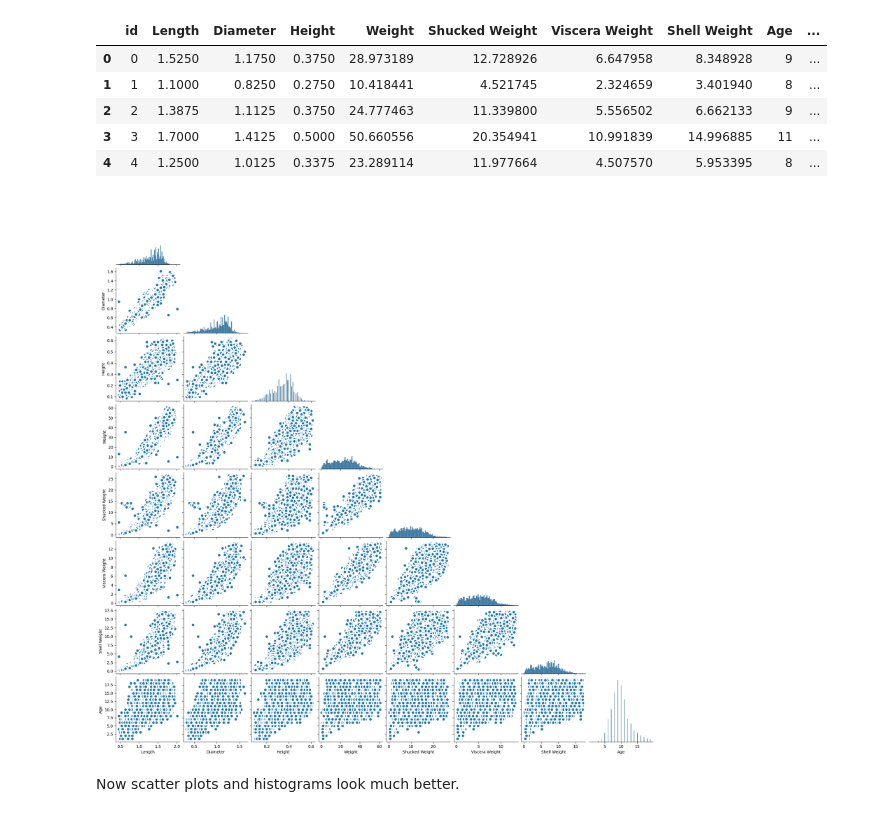
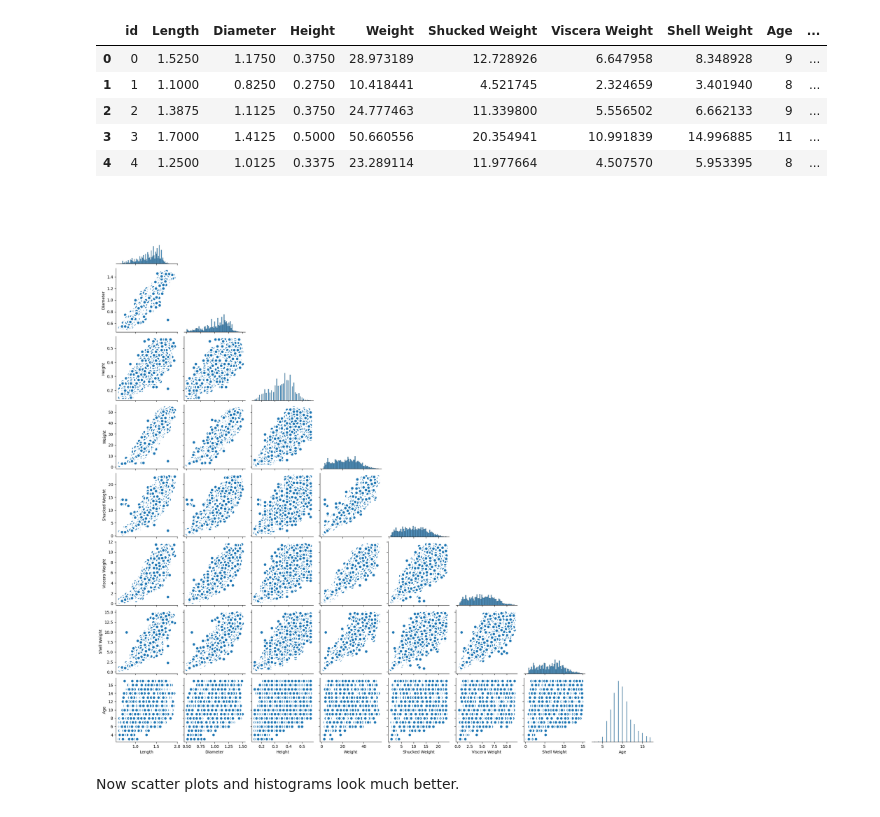
Before and after one commit to JMViJi/Regression-with-a-Crab-Age-Dataset, a Jupyter notebook: CrabAgeCompetition.ipynb, the cells around one changed output. Saved outputs shown, nothing was run; the diff lists cells and outputs as text; code cells hidden in the pictures.

```diff
--- a/CrabAgeCompetition.ipynb
+++ b/CrabAgeCompetition.ipynb
@@ -119,8 +119,8 @@ plt.show()
 [figure]
 # %%
 # One Hot enconding of sex feature of X_train
-X_train_corr = pd.concat([X_train, pd.get_dummies(X_train['Sex'], prefix='Sex')], axis=1)
-X_train_corr.drop('Sex', axis=1, inplace=True)
+X_train_OHE = pd.concat([X_train, pd.get_dummies(X_train['Sex'], prefix='Sex')], axis=1)
+X_train_OHE.drop('Sex', axis=1, inplace=True)
 # %%
 X_test = pd.concat([X_test, pd.get_dummies(X_test['Sex'], prefix='Sex')], axis=1)
 X_test.drop('Sex', axis=1, inplace=True)
@@ -160,16 +160,18 @@ X_train_corr.head()
 | 4 | 4 | 1.2500 | 1.0125 | 0.3375 | 23.289114 | 11.977664 | 4.507570 | 5.953395 | 8 | ... |
 # %%
 # Loop over all feature to drop observations over and below 3 standard deviations
-for col in X_train_corr.columns[1:]:
-    X_train_corr = X_train_corr[(X_train_corr[col] >= X_train_corr[col].mean() - 3 * X_train_corr[col].std())]
-    X_train_corr = X_train_corr[(X_train_corr[col] <= X_train_corr[col].mean() + 3 * X_train_corr[col].std())]
+X_train_Out = pd.DataFrame(X_train_OHE)
+SD = 2.5 # Number of standard deviations to consider
+for col in X_train_Out.columns[1:]:
+    X_train_Out = X_train_Out[(X_train_Out[col] >= X_train_Out[col].mean() - SD * X_train_Out[col].std())]
+    X_train_Out = X_train_Out[(X_train_Out[col] <= X_train_Out[col].mean() + SD * X_train_Out[col].std())]
 # %%
 import seaborn as sns
 
 # matrix of scatter and histograms for each feature of the training data without id column
-sns.pairplot(data=X_train_corr.iloc[:,1:-3], corner=True, plot_kws={'s':80, 'edgecolor':"white", 'linewidth':2.5})
+sns.pairplot(data=X_train_Out.iloc[:,1:-3], corner=True, plot_kws={'s':80, 'edgecolor':"white", 'linewidth':2.5})
 plt.show()
 # %% [output]
-[figure, old version]
+[figure, new version]
 # %% [markdown]
 Now scatter plots and histograms look much better.
```
Also changed, not shown: parts of 73 cells of this notebook.
